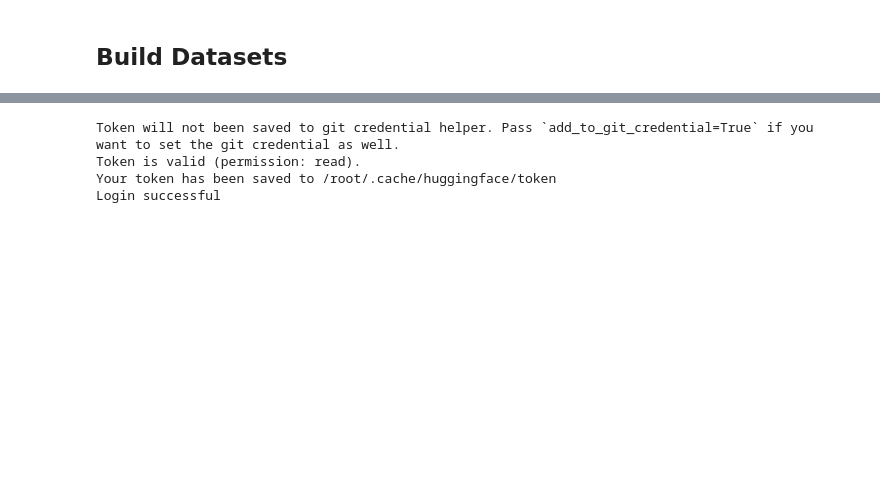
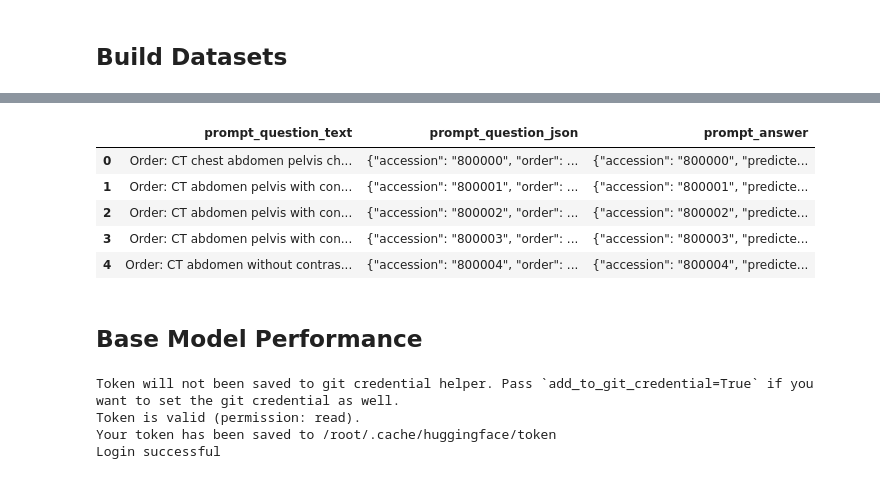
Before and after one commit to mille055/aipi590_project1, a Jupyter notebook: notebooks/Finetune_notebook.ipynb, the cells around one changed output, grey strips where cells are left out. Drawn from its saved outputs; the diff is of its cells as text; code cells hidden in the pictures; blank space fills up the shorter version.

```diff
--- a/notebooks/Finetune_notebook.ipynb
+++ b/notebooks/Finetune_notebook.ipynb
@@ -489,0 +204,21 @@ Index(['accession', 'predicted_order', 'predicted_protocol',
+# %%
+def build_prompt_question_json(row, columns = ['accession', 'order', 'Reason for Exam', 'prior_order', 'indication',
+       'creatinine', 'on_dialysis', 'contrast_allergy', 'allergy_severity', 'clinical_summary']):
+  """
+  This function takes a row of a dataframe and returns a prompt question.
+
+  Args:
+    row: The row of the dataframe.
+
+  Returns:
+    A prompt question in json format.
+  """
+
+  prompt_question = row_to_json(row, columns)
+  return prompt_question
+# %%
+row = full_df.iloc[0]
+prompt_question = build_prompt_question(row)
+prompt_answer = build_prompt_answer(row)
+print(prompt_question)
+print(prompt_answer)
@@ -489,0 +235,31 @@ Index(['accession', 'predicted_order', 'predicted_protocol',
+# %%
+def create_prompt_dataframe(df):
+  """
+  This function takes a dataframe and returns a dataframe with the prompt questions and answers.
+
+  Args:
+    df: The dataframe to be converted.
+
+  Returns:
+    A dataframe with the prompt questions and answers.
+  """
+  df1 = pd.DataFrame()
+  for index, row in df.iterrows():
+    prompt_question_text = build_prompt_question(row)
+    prompt_question_json = build_prompt_question_json(row)
+    prompt_answer = build_prompt_answer(row)
+    df1.at[index, 'prompt_question_text'] = prompt_question_text
+    df1.at[index, 'prompt_question_json'] = prompt_question_json
+    df1.at[index, 'prompt_answer'] = prompt_answer
+
+  return df1
+# %%
+new_df = create_prompt_dataframe(full_df)
+new_df.head()
+# %% [output]
+|  | prompt_question_text | prompt_question_json | prompt_answer |
+| 0 | Order: CT chest abdomen pelvis ch... | {"accession": "800000", "order": ... | {"accession": "800000", "predicte... |
+| 1 | Order: CT abdomen pelvis with con... | {"accession": "800001", "order": ... | {"accession": "800001", "predicte... |
+| 2 | Order: CT abdomen pelvis with con... | {"accession": "800002", "order": ... | {"accession": "800002", "predicte... |
+| 3 | Order: CT abdomen pelvis with con... | {"accession": "800003", "order": ... | {"accession": "800003", "predicte... |
+| 4 | Order: CT abdomen without contras... | {"accession": "800004", "order": ... | {"accession": "800004", "predicte... |
@@ -490,3 +271,5 @@ Index(['accession', 'predicted_order', 'predicted_protocol',
+# %% [markdown]
+## Base Model Performance
 # %%
 # base model from huggingFace or path to model
 base_model = "mistralai/Mistral-7B-Instruct-v0.2"
```
Also changed, not shown: parts of 29 cells of this notebook.
